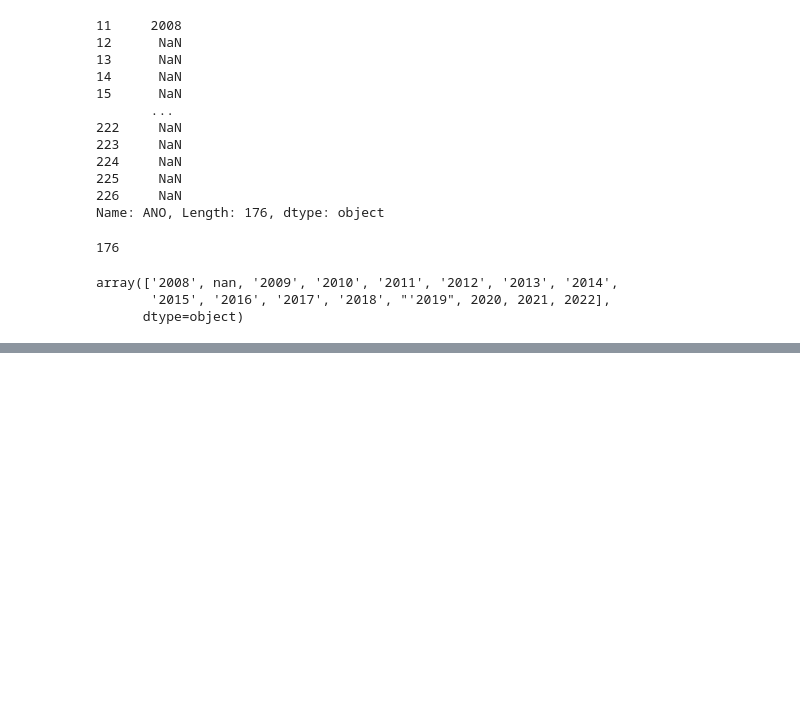
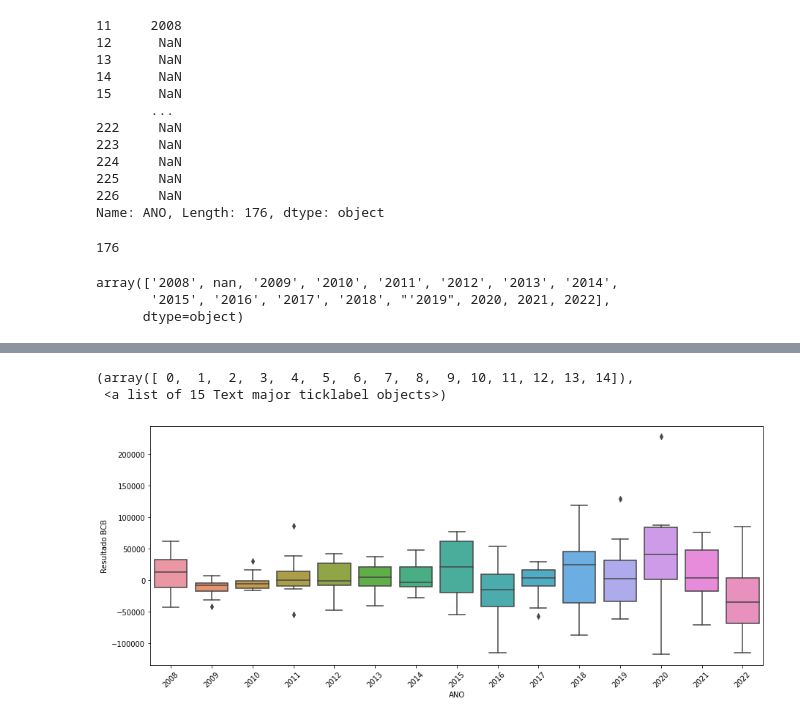
Before and after one commit to Wandson11/Wandson, a Jupyter notebook: bancocentralbp.ipynb, the cells around one changed output, grey strips where cells are left out. Saved outputs shown, nothing was run; the diff lists cells and outputs as text; code cells hidden in the pictures; blank space fills up the shorter version.

```diff
--- a/bancocentralbp.ipynb
+++ b/bancocentralbp.ipynb
@@ -279,3 +279,5 @@ array(['2008', nan, '2009', '2010', '2011', '2012', '2013', '2014',
       dtype=object)
 # %%
 #salvando, pois precisa ser arrumada a coluna ano, para fazer a análise
+# %%
+dados = dados.reset_index()
@@ -281,0 +288,2 @@ array(['2008', nan, '2009', '2010', '2011', '2012', '2013', '2014',
+# %%
+ano = pd.read_excel('/content/Ano.xlsx')
@@ -281,0 +306,2 @@ array(['2008', nan, '2009', '2010', '2011', '2012', '2013', '2014',
+# %%
+dados['ANO'] = ano
@@ -281,0 +357,2 @@ array(['2008', nan, '2009', '2010', '2011', '2012', '2013', '2014',
+# %%
+dados.drop(columns=['index'], inplace=True)
@@ -281,0 +375,8 @@ array(['2008', nan, '2009', '2010', '2011', '2012', '2013', '2014',
+# %%
+plt.figure(figsize=(15,6))
+sns.boxplot(dados['ANO'], dados['Resultado BCB'])
+plt.xticks(rotation=45)
+# %% [output]
+(array([ 0,  1,  2,  3,  4,  5,  6,  7,  8,  9, 10, 11, 12, 13, 14]),
+ <a list of 15 Text major ticklabel objects>)
+[figure, added]
```
Also changed, not shown: parts of 7 cells of this notebook.
